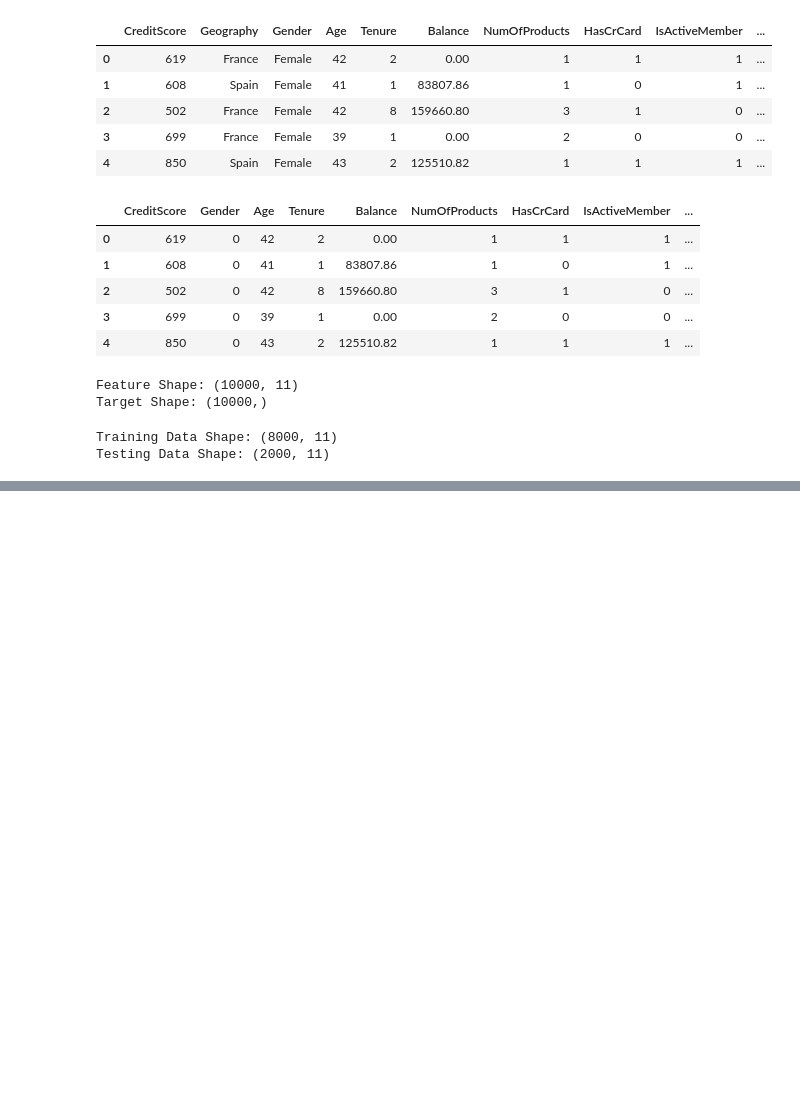
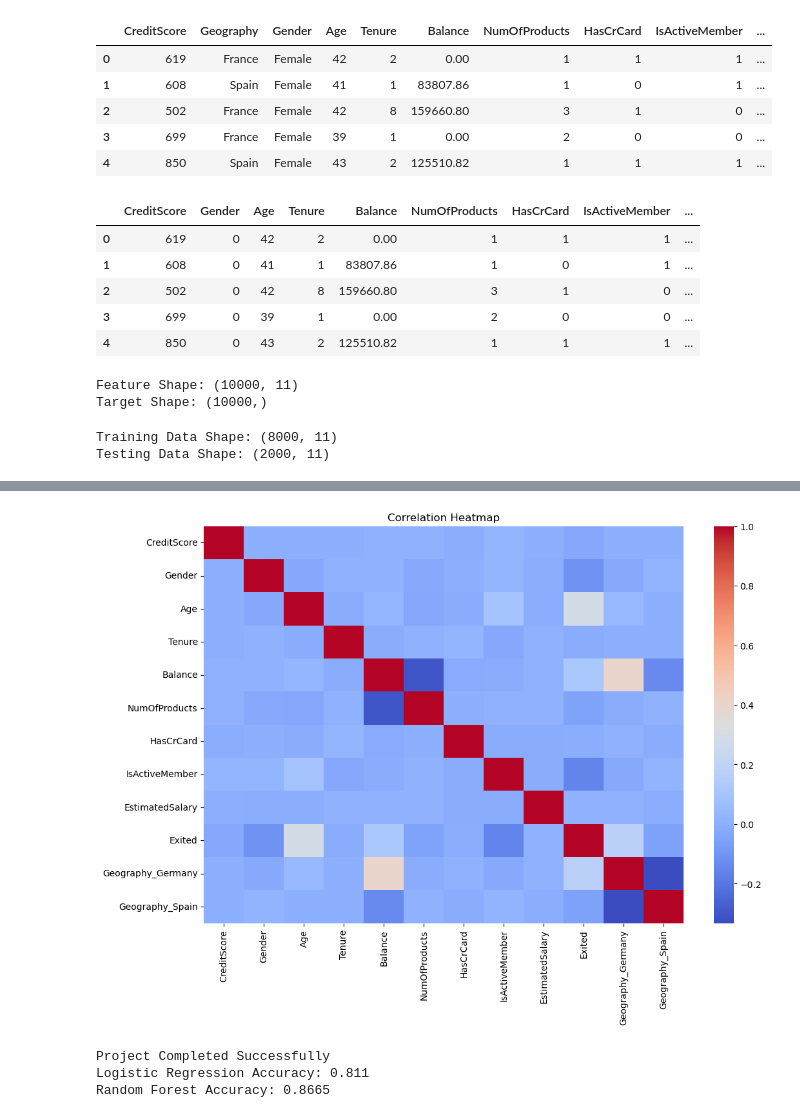
Before and after one commit to suranjanamajumdar05-glitch/Bank-Customer-Churn-Prediction, a Jupyter notebook: Bank Customer Churn Prediction Code.ipynb, the cells around one changed output, grey strips where cells are left out. Drawn from its saved outputs; the diff is of its cells as text; code cells hidden in the pictures; blank space fills up the shorter version.

```diff
--- a/Bank Customer Churn Prediction Code.ipynb
+++ b/Bank Customer Churn Prediction Code.ipynb
@@ -114,0 +229,17 @@ Testing Data Shape: (2000, 11)
+# %%
+#Cell 16 : Correlation Heatmap
+plt.figure(figsize=(12,8))
+sns.heatmap(df.corr(), cmap='coolwarm')
+plt.title('Correlation Heatmap')
+plt.show()
+# %% [output]
+[figure, added]
+# %%
+#Cell 17
+print("Project Completed Successfully")
+print("Logistic Regression Accuracy:", lr_accuracy)
+print("Random Forest Accuracy:", rf_accuracy)
+# %% [output]
+Project Completed Successfully
+Logistic Regression Accuracy: 0.811
+Random Forest Accuracy: 0.8665
```
Also changed, not shown: parts of 7 cells of this notebook.
